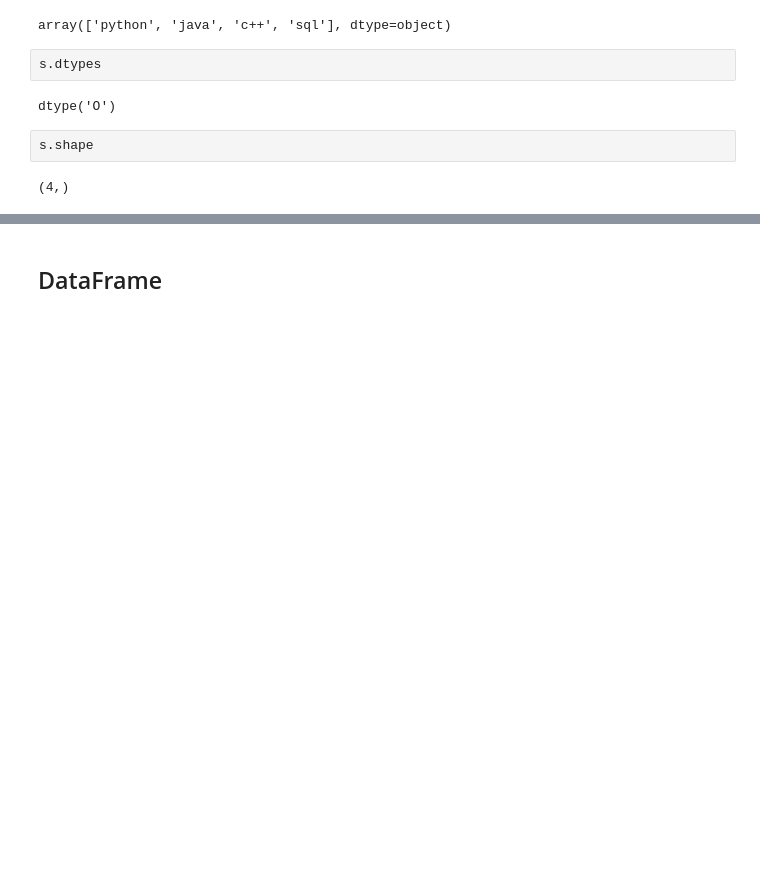
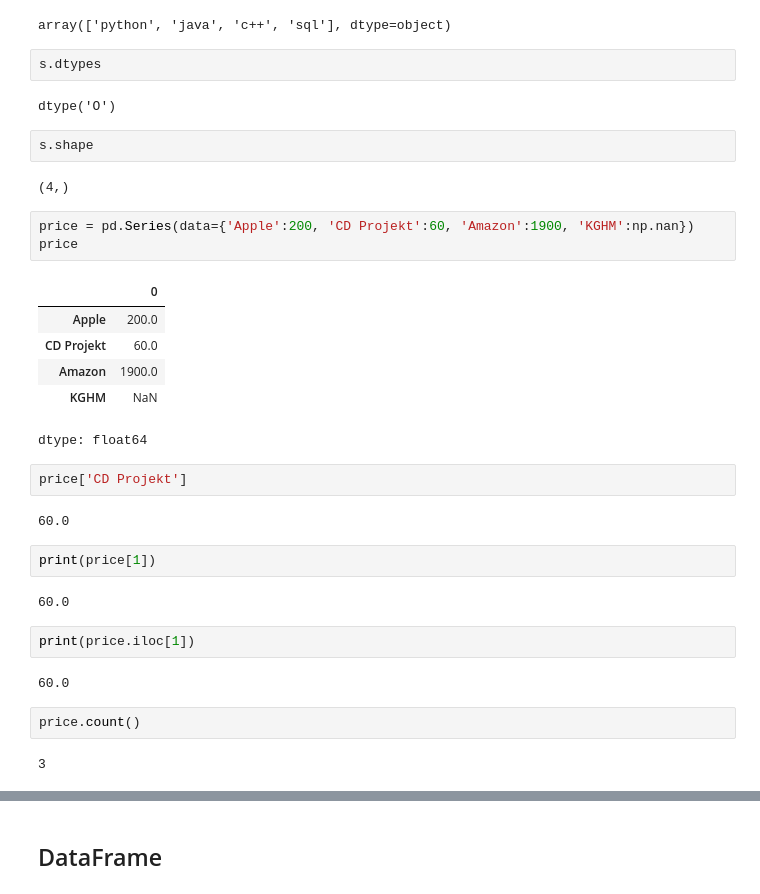
Before and after one commit to sebakrys/data-science-bootcamp-A-Z, a Jupyter notebook: 04_pandas_pt1_intro.ipynb, the cells around one changed output, grey strips where cells are left out. Saved outputs shown, nothing was run; the diff lists cells and outputs as text; blank space fills up the shorter version.

```diff
--- a/04_pandas_pt1_intro.ipynb
+++ b/04_pandas_pt1_intro.ipynb
@@ -119,3 +119,29 @@ dtype('O')
 s.shape
 # %% [output]
 (4,)
+# %%
+price = pd.Series(data={'Apple':200, 'CD Projekt':60, 'Amazon':1900, 'KGHM':np.nan})
+price
+# %% [output]
+|  | 0 |
+| Apple | 200.0 |
+| CD Projekt | 60.0 |
+| Amazon | 1900.0 |
+| KGHM | NaN |
+dtype: float64
+# %%
+price['CD Projekt']
+# %% [output]
+60.0
+# %%
+print(price[1])
+# %% [output]
+60.0
+# %%
+print(price.iloc[1])
+# %% [output]
+60.0
+# %%
+price.count()
+# %% [output]
+3
```
Also changed, not shown: parts of 12 cells of this notebook.
